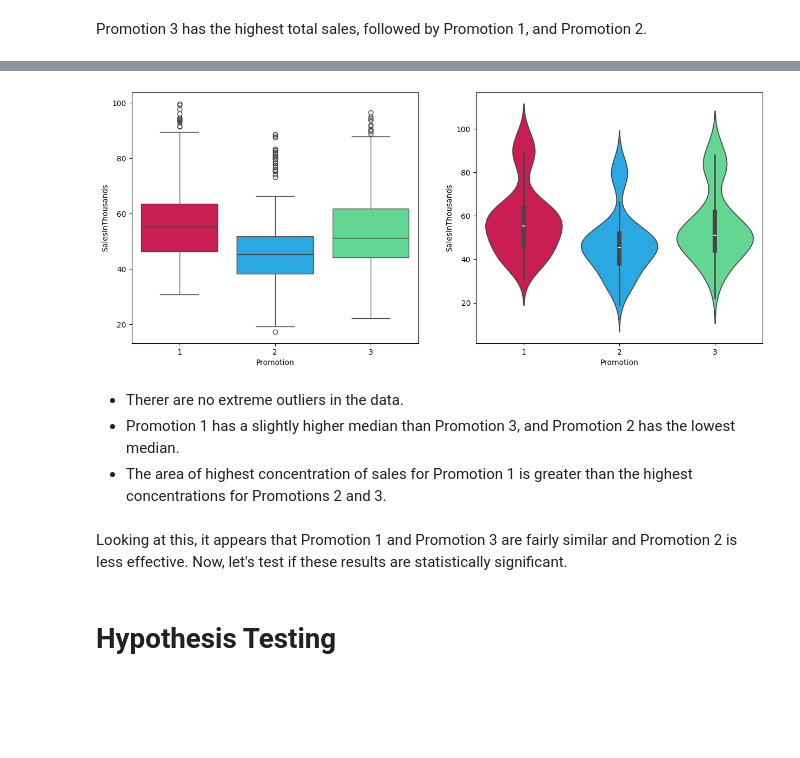
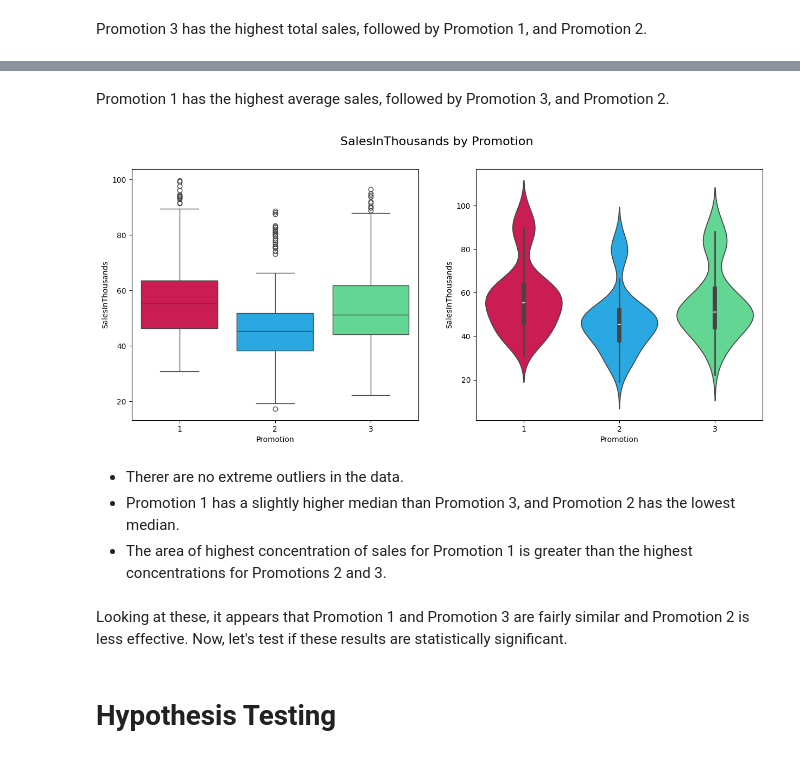
Before and after one commit to cole-mengelberg/Fast_Food_A-B, a Jupyter notebook: main.ipynb, the cells around one changed output, grey strips where cells are left out. Drawn from its saved outputs; the diff is of its cells as text; code cells hidden in the pictures; blank space fills up the shorter version.

```diff
--- a/main.ipynb
+++ b/main.ipynb
@@ -39,20 +42,23 @@ Promotion 3 has the highest total sales, followed by Promotion 1, and Promotion
+# %% [markdown]
+Promotion 1 has the highest average sales, followed by Promotion 3, and Promotion 2.
 # %%
 fig, axes = plt.subplots(nrows=1, ncols=2, figsize=(15, 6))
 axes = axes.flatten()
 
 sns.boxplot(x='Promotion', y='SalesInThousands', data=fast_food_df, hue='Promotion', palette=colors, ax=axes[0])
 sns.violinplot(x='Promotion', y='SalesInThousands', data=fast_food_df, hue='Promotion', palette=colors, ax=axes[1])
 for ax in axes:
     ax.legend([],[], frameon=False)
+fig.suptitle('SalesInThousands by Promotion', fontsize=16)
 plt.show()
 # %% [output]
-[figure, old version]
+[figure, new version]
 # %% [markdown]
 * Therer are no extreme outliers in the data.
 * Promotion 1 has a slightly higher median than Promotion 3, and Promotion 2 has the lowest median.
 * The area of highest concentration of sales for Promotion 1 is greater than the highest concentrations for Promotions 2 and 3.
 # %% [markdown]
-Looking at this, it appears that Promotion 1 and Promotion 3 are fairly similar and Promotion 2 is less effective. Now, let's test if these results are statistically significant.
+Looking at these, it appears that Promotion 1 and Promotion 3 are fairly similar and Promotion 2 is less effective. Now, let's test if these results are statistically significant.
 # %% [markdown]
 # Hypothesis Testing
 # %% [markdown]
```
Also changed, not shown: parts of 3 cells of this notebook.
